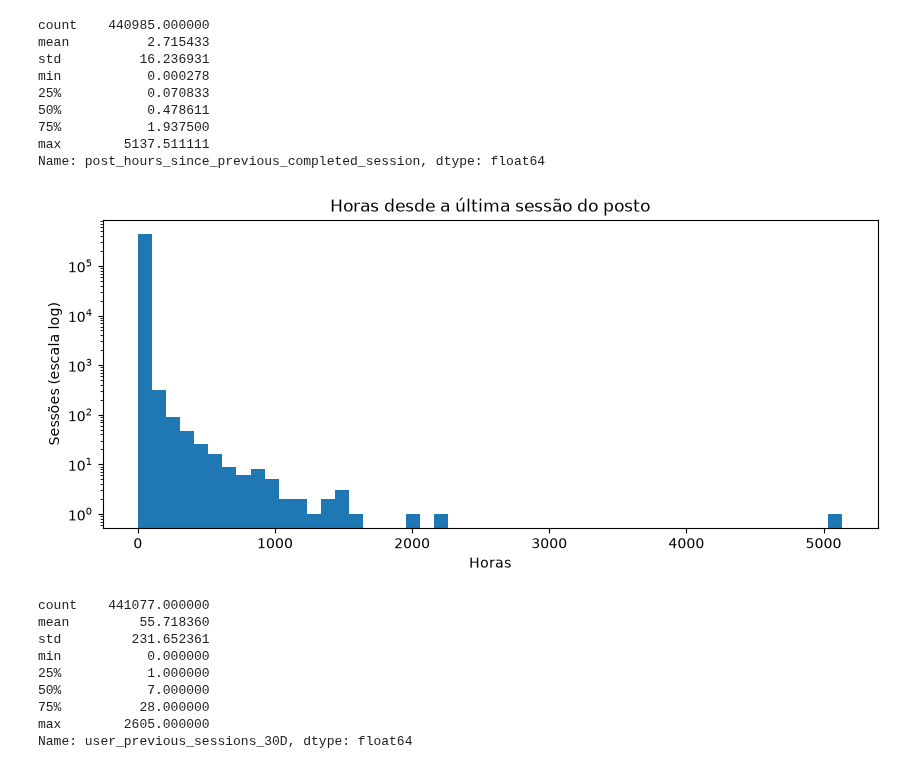
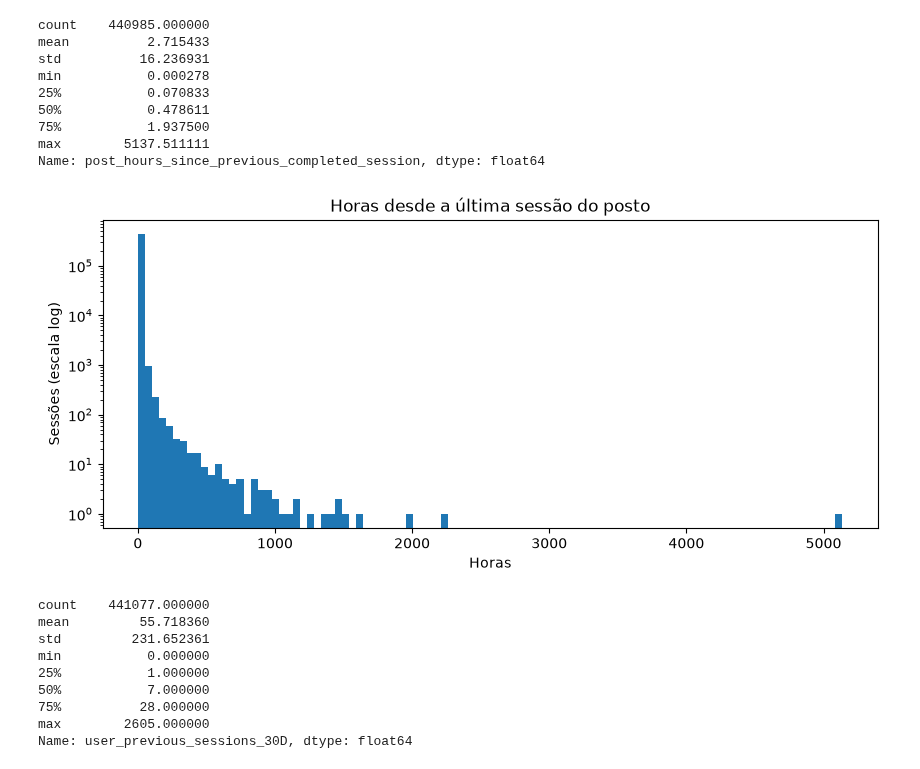
Before and after one commit to RaphaelMoragas/Minera-o_de_Dados_MEI, a Jupyter notebook: Projeto_MINDD.ipynb, the cells around one changed output. Cells and saved outputs as stored; diff of their text form; code cells hidden in the pictures.

```diff
--- a/Projeto_MINDD.ipynb
+++ b/Projeto_MINDD.ipynb
@@ -622,14 +569,14 @@ max        5137.511111
 Name: post_hours_since_previous_completed_session, dtype: float64
 # %%
 plt.figure(figsize=(10, 4))
-plt.hist(df['post_hours_since_previous_completed_session'], bins=50)
+plt.hist(df['post_hours_since_previous_completed_session'], bins = 100)
 plt.yscale('log')
 plt.title('Horas desde a última sessão do posto')
 plt.xlabel('Horas')
 plt.ylabel('Sessões (escala log)')
 plt.show()
 # %% [output]
-[figure, old version]
+[figure, new version]
 # %%
 df['user_previous_sessions_30D'].describe()
 # %% [output]
```
Also changed, not shown: parts of 30 cells of this notebook, 1 other file.
